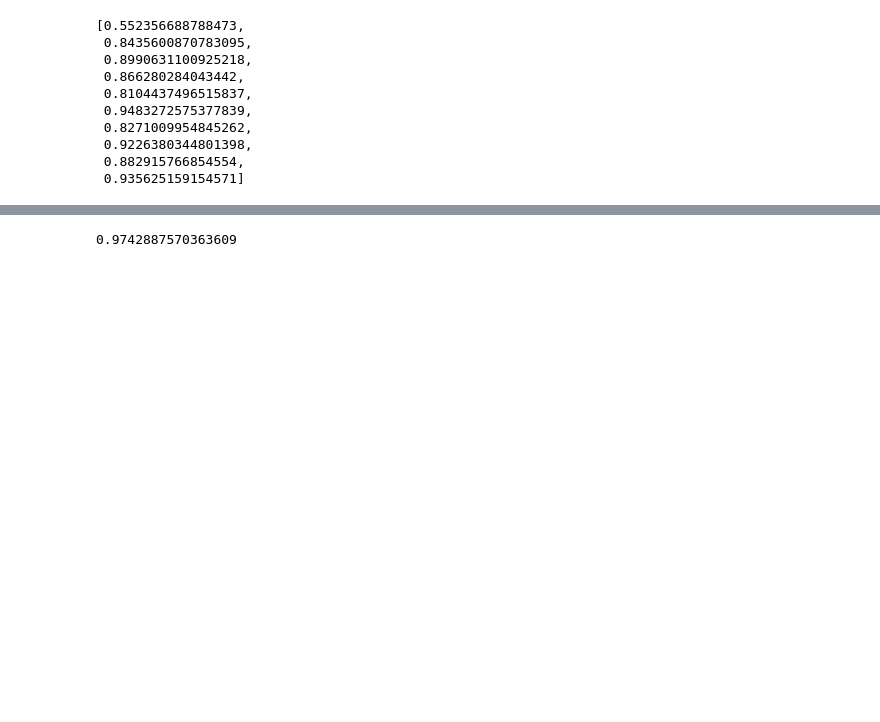
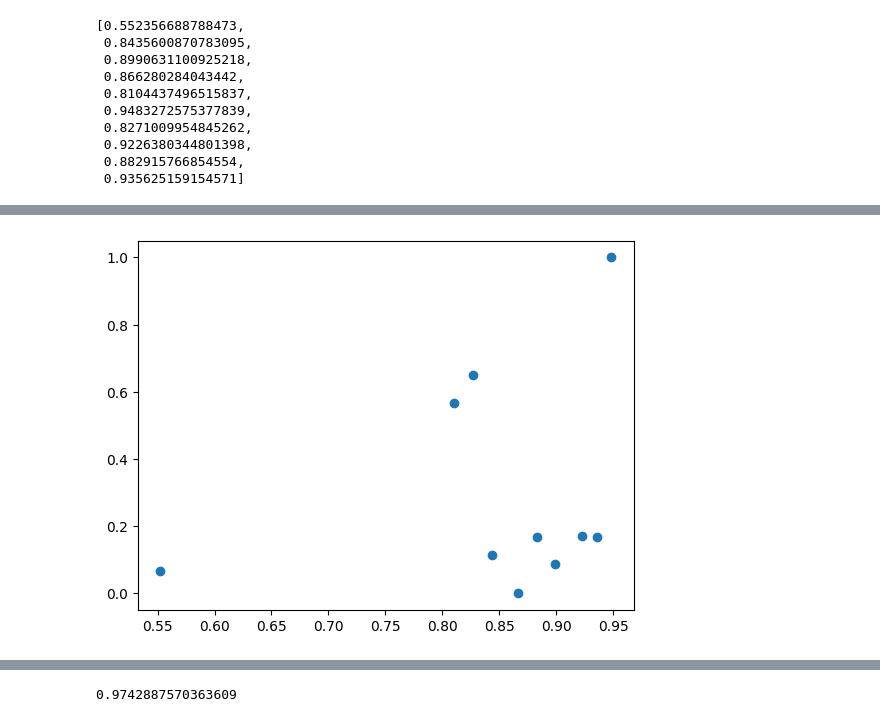
Before and after one commit to TajaKuzman/Crosslingual-Genre-Bias-Analysis, a Jupyter notebook: calculate_corelation_coefficient.ipynb, the cells around one changed output, grey strips where cells are left out. Cells and saved outputs as stored; diff of their text form; code cells hidden in the pictures; blank space fills up the shorter version.

```diff
--- a/calculate_corelation_coefficient.ipynb
+++ b/calculate_corelation_coefficient.ipynb
@@ -20,21 +83,21 @@ sizes = {
 	"tr": 2736,
 	"sq": 918,
 	"is": 505,
-	"uk": 6500, #check number
+	"uk": 6500,
 	"ca": 1752,
 	"mk": 449,
 	"hr": 3297 + 14 + 843, #added Bosnian, Serbian (in that order),
 	"sl": 1669,}
 
 sizes_with_related = {
-	"mt": 0,
-	"el": 4285,
-	"tr": 2736,
-	"sq": 918,
-	"is": 505 + 7823 + 778, # probably Danish, Swedish, (Norwegian?)
-	"uk": 6500 + 23408, # add Russian
-	"ca": 1752 + 9374, # Spanish, maybe French
-	"mk": 449 + 5487, #added Bulgarian
-	"hr": 3297 + 1669 + 14 + 843, #added Slovenian, Bosnian, Serbian (in that order)
-	"sl": 1669 + 3297 + 14 + 843 #added HR, Bosnian, Serbian (in that order)
+	"mt": 0 + 2869, # Central Semitic Arabic languages (Afro-Asiatic language family): Maltese, Arabic
+	"el": 4285, # is a separate branch of Indo-European language family and has no direct descendants that could be added
+	"tr": 2736 + 783,
+	"sq": 918, # is a separate branch of Indo-European language family and has no direct descendants that could be added
+	"is": 505 + 7823 + 8494 + 778, # North Germanic languages: Icelandic, Danish, Norwegian, Swedish
+	"uk": 6500 + 362 + 23408, # East Slavic: Ukrainian, Belarusian, Russian
+	"ca": 1752 + 9374 + 495 + 8405, # Ibero-Romance: Catalan, Spanish, Galician, Portuguese
+	"mk": 449 + 5487, # Eastern South Slavic: Macedonian, Bulgarian
+	"hr": 3297 + 1669 + 14 + 843, # Western South Slavic languages: Croatian, Slovenian, Bosnian, Serbian (in that order)
+	"sl": 1669 + 3297 + 14 + 843 # Western South Slavic languages: Slovenian, Croatian, Bosnian, Serbian (in that order)
 	}
@@ -63,0 +192,7 @@ macro_F1
+# %%
+# Show the values on a scatter plot
+# Normalized sizes (M of tokens) with related languages
+pyplot.scatter(macro_F1, sizes_related_list_norm)
+pyplot.show()
+# %% [output]
+[figure, added]
```
Also changed, not shown: parts of 35 cells of this notebook, 3 other files.
